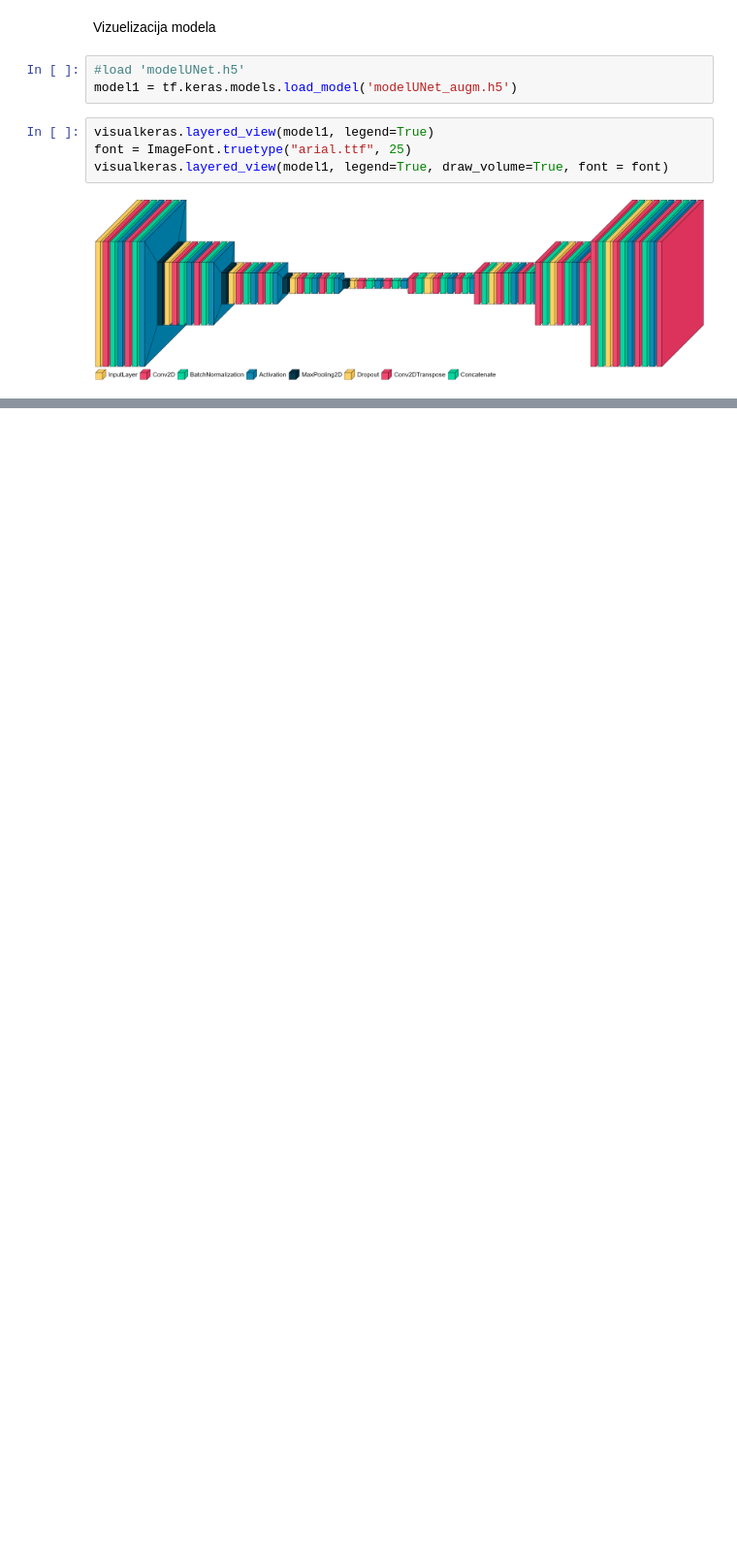
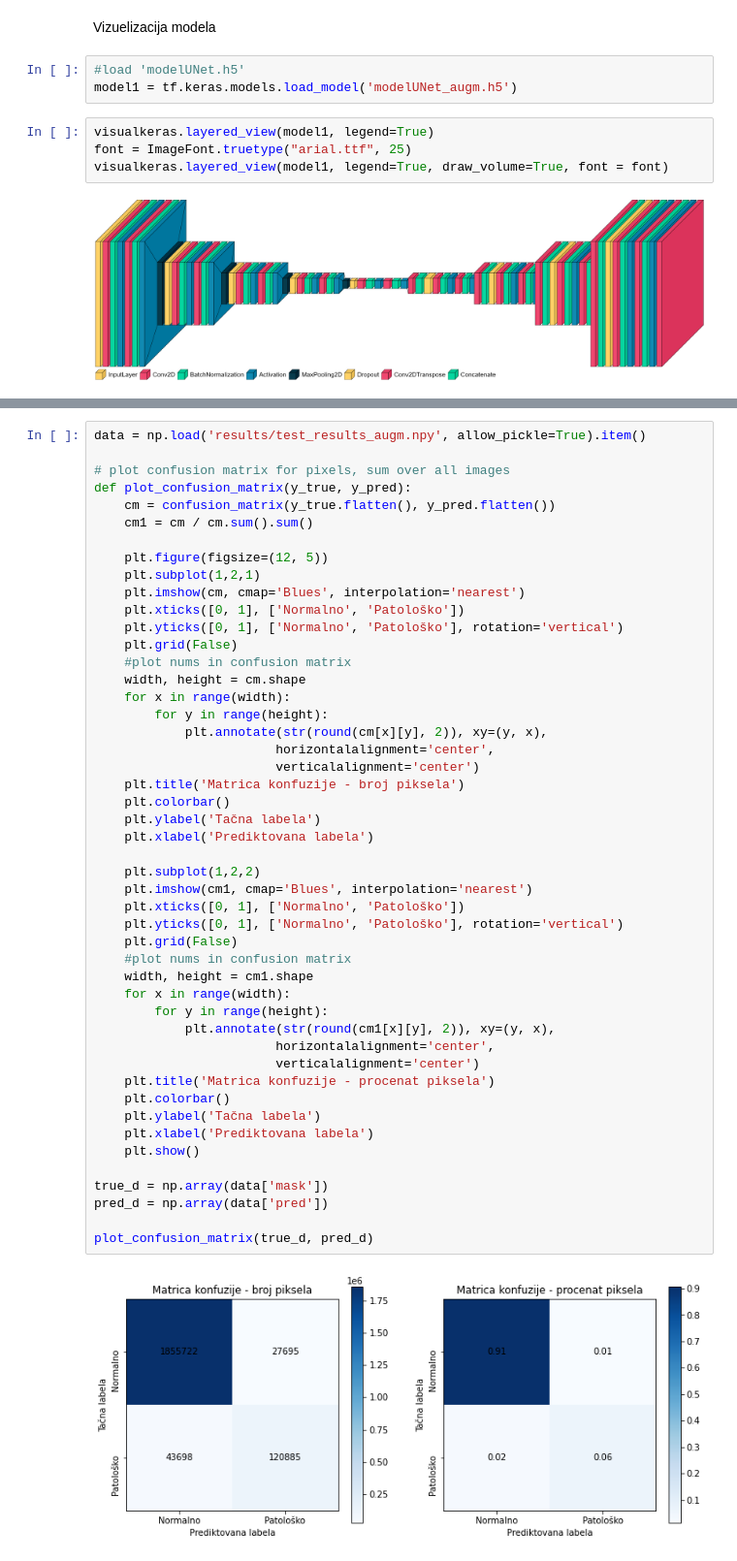
Before and after one commit to nedeljkovicmajaa/ABS-lesion-segmentation, a Jupyter notebook: main.ipynb, the cells around one changed output, grey strips where cells are left out. Shown at 97% size. Drawn from its saved outputs; the diff is of its cells as text; blank space fills up the shorter version.

```diff
--- a/main.ipynb
+++ b/main.ipynb
@@ -354,0 +358,50 @@ visualkeras.layered_view(model1, legend=True, draw_volume=True, font = font)
+# %%
+data = np.load('results/test_results_augm.npy', allow_pickle=True).item()
+
+# plot confusion matrix for pixels, sum over all images
+def plot_confusion_matrix(y_true, y_pred):
+    cm = confusion_matrix(y_true.flatten(), y_pred.flatten())
+    cm1 = cm / cm.sum().sum()
+
+    plt.figure(figsize=(12, 5))
+    plt.subplot(1,2,1)
+    plt.imshow(cm, cmap='Blues', interpolation='nearest')
+    plt.xticks([0, 1], ['Normalno', 'Patološko'])
+    plt.yticks([0, 1], ['Normalno', 'Patološko'], rotation='vertical')
+    plt.grid(False)
+    #plot nums in confusion matrix
+    width, height = cm.shape
+    for x in range(width):
+        for y in range(height):
+            plt.annotate(str(round(cm[x][y], 2)), xy=(y, x),
+                        horizontalalignment='center',
+                        verticalalignment='center')
+    plt.title('Matrica konfuzije - broj piksela')
+    plt.colorbar()
+    plt.ylabel('Tačna labela')
+    plt.xlabel('Prediktovana labela')
+
+    plt.subplot(1,2,2)
+    plt.imshow(cm1, cmap='Blues', interpolation='nearest')
+    plt.xticks([0, 1], ['Normalno', 'Patološko'])
+    plt.yticks([0, 1], ['Normalno', 'Patološko'], rotation='vertical')
+    plt.grid(False)
+    #plot nums in confusion matrix
+    width, height = cm1.shape
+    for x in range(width):
+        for y in range(height):
+            plt.annotate(str(round(cm1[x][y], 2)), xy=(y, x),
+                        horizontalalignment='center',
+                        verticalalignment='center')
+    plt.title('Matrica konfuzije - procenat piksela')
+    plt.colorbar()
+    plt.ylabel('Tačna labela')
+    plt.xlabel('Prediktovana labela')
+    plt.show()
+
+true_d = np.array(data['mask'])
+pred_d = np.array(data['pred'])
+
+plot_confusion_matrix(true_d, pred_d)
+# %% [output]
+[figure, added]
```
Also changed, not shown: parts of 3 cells of this notebook, 5 other files.
